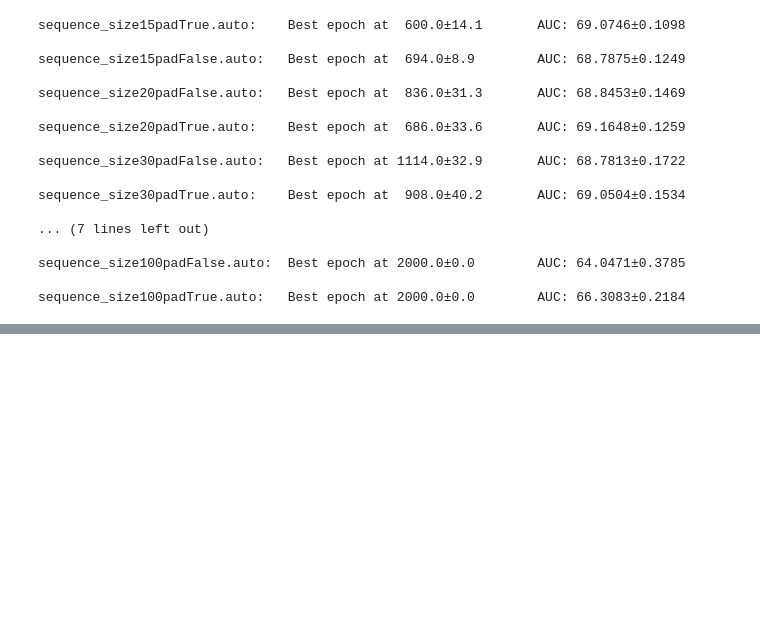
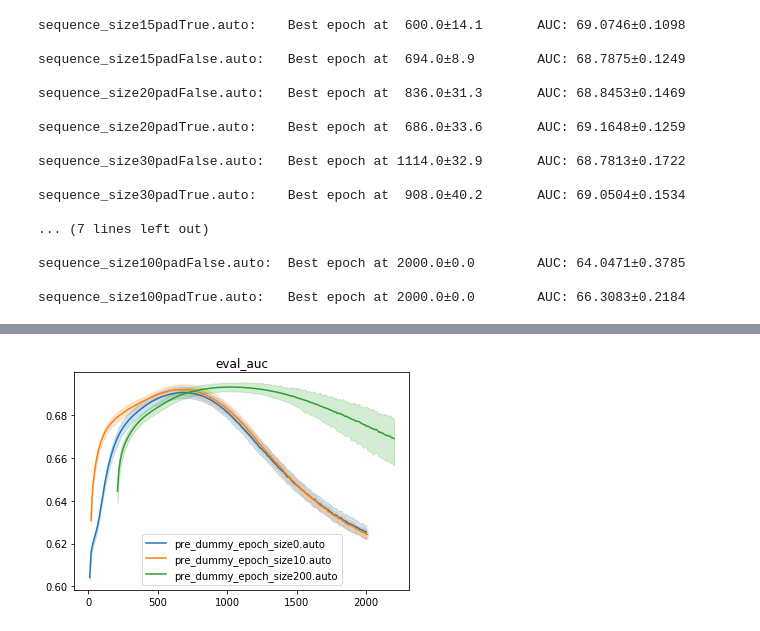
Before and after one commit to qqpann/KnowledgeTracing, a Jupyter notebook: notebook/Visualize_LearningCurve.ipynb, the cells around one changed output, grey strips where cells are left out. Drawn from its saved outputs; the diff is of its cells as text; code cells hidden in the pictures; blank space fills up the shorter version.

```diff
--- a/notebook/Visualize_LearningCurve.ipynb
+++ b/notebook/Visualize_LearningCurve.ipynb
@@ -190,0 +223,6 @@ sequence_size100padTrue.auto:   Best epoch at 2000.0±0.0        AUC: 66.3083±0
+# %%
+for r in report_dicts:
+    show_learning_curve(r['config']['exp_name'], r['config']['pre_dummy_epoch_size'], r['indicator'])
+plt.show()
+# %% [output]
+[figure, added]
```
Also changed, not shown: parts of 8 cells of this notebook, 1 other file.
